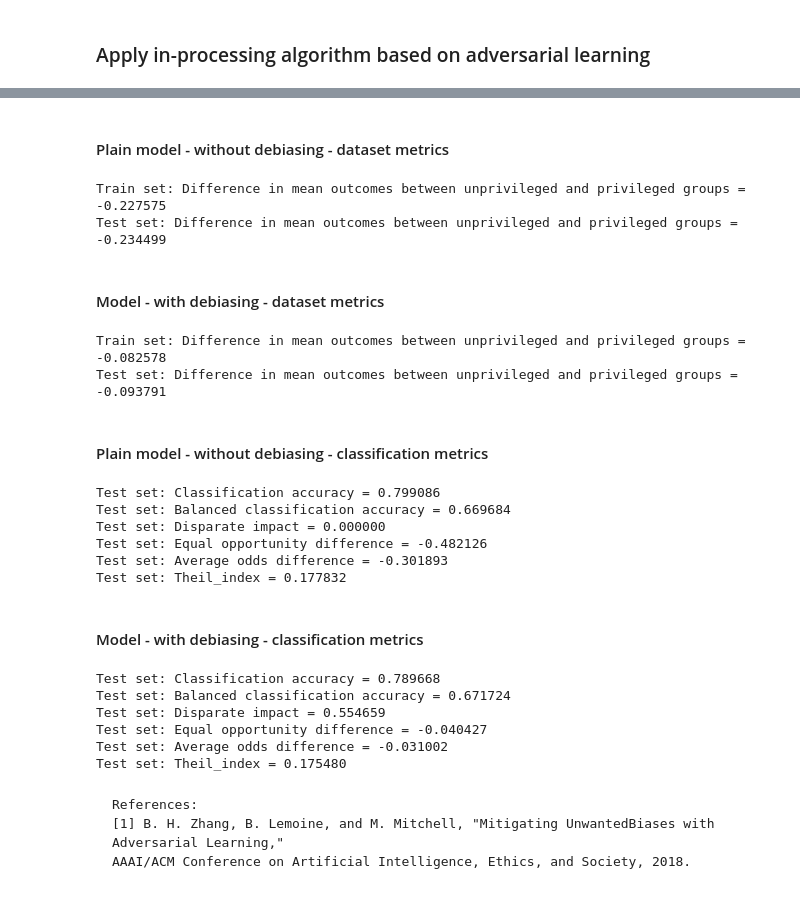
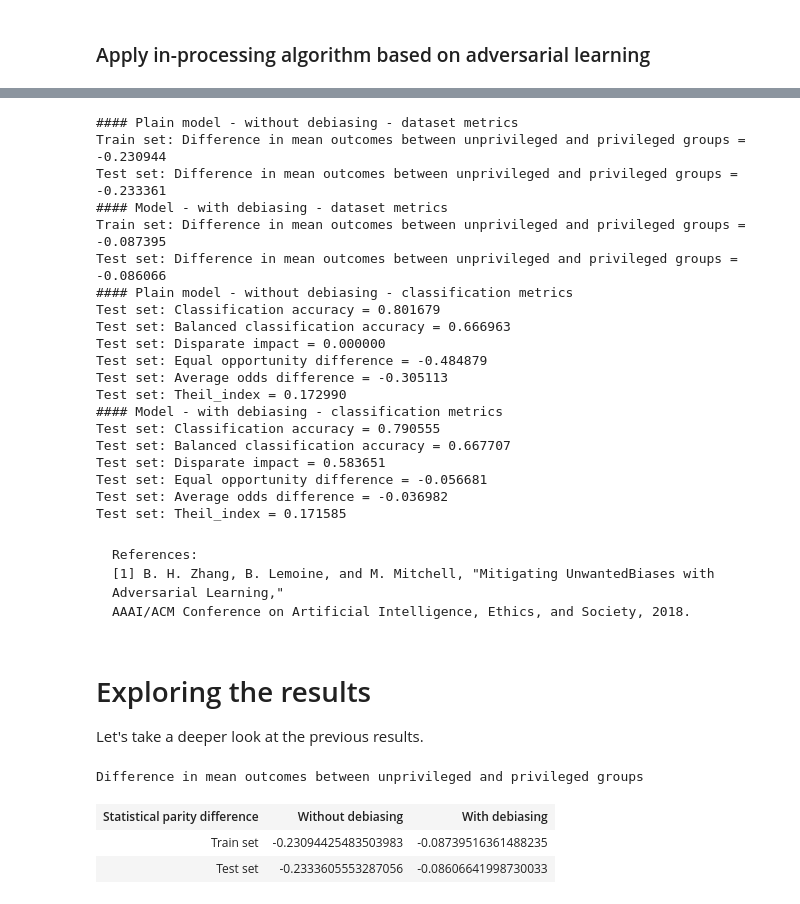
Before and after one commit to josephineHonore/AIF360, a Jupyter notebook: colab_examples/colab_workshop_adversarial_debiasing.ipynb, the cells around one changed output, grey strips where cells are left out. Cells and saved outputs as stored; diff of their text form; code cells hidden in the pictures.

```diff
--- a/colab_examples/colab_workshop_adversarial_debiasing.ipynb
+++ b/colab_examples/colab_workshop_adversarial_debiasing.ipynb
@@ -251,12 +278,14 @@ dataset_debiasing_train = debiased_model.predict(dataset_orig_train)
 dataset_debiasing_test = debiased_model.predict(dataset_orig_test)
 # %%
 # Metrics for the dataset from plain model (without debiasing)
-display(Markdown("#### Plain model - without debiasing - dataset metrics"))
+#display(Markdown("#### Plain model - without debiasing - dataset metrics"))
+printb("#### Plain model - without debiasing - dataset metrics")
 print("Train set: Difference in mean outcomes between unprivileged and privileged groups = %f" % metric_dataset_nodebiasing_train.mean_difference())
 print("Test set: Difference in mean outcomes between unprivileged and privileged groups = %f" % metric_dataset_nodebiasing_test.mean_difference())
 
 # Metrics for the dataset from model with debiasing
-display(Markdown("#### Model - with debiasing - dataset metrics"))
+#display(Markdown("#### Model - with debiasing - dataset metrics"))
+printb("#### Model - with debiasing - dataset metrics")
 metric_dataset_debiasing_train = BinaryLabelDatasetMetric(dataset_debiasing_train,
                                              unprivileged_groups=unprivileged_groups,
                                              privileged_groups=privileged_groups)
@@ -271,7 +300,8 @@ print("Test set: Difference in mean outcomes between unprivileged and privileged
 
 
 
-display(Markdown("#### Plain model - without debiasing - classification metrics"))
+#display(Markdown("#### Plain model - without debiasing - classification metrics"))
+printb("#### Plain model - without debiasing - classification metrics")
 print("Test set: Classification accuracy = %f" % classified_metric_nodebiasing_test.accuracy())
 TPR = classified_metric_nodebiasing_test.true_positive_rate()
 TNR = classified_metric_nodebiasing_test.true_negative_rate()
@@ -284,7 +314,8 @@ print("Test set: Theil_index = %f" % classified_metric_nodebiasing_test.theil_in
 
 
 
-display(Markdown("#### Model - with debiasing - classification metrics"))
+#display(Markdown("#### Model - with debiasing - classification metrics"))
+printb("#### Model - with debiasing - classification metrics")
 classified_metric_debiasing_test = ClassificationMetric(dataset_orig_test,
                                                  dataset_debiasing_test,
                                                  unprivileged_groups=unprivileged_groups,
@@ -299,28 +330,32 @@ print("Test set: Equal opportunity difference = %f" % classified_metric_debiasin
 print("Test set: Average odds difference = %f" % classified_metric_debiasing_test.average_odds_difference())
 print("Test set: Theil_index = %f" % classified_metric_debiasing_test.theil_index())
 # %% [output]
-#### Plain model - without debiasing - dataset metrics
-Train set: Difference in mean outcomes between unprivileged and privileged groups = -0.227575
-Test set: Difference in mean outcomes between unprivileged and privileged groups = -0.234499
+#### Plain model - without debiasing - dataset metrics
+Train set: Difference in mean outcomes between unprivileged and privileged groups = -0.230944
+Test set: Difference in mean outcomes between unprivileged and privileged groups = -0.233361
+#### Model - with debiasing - dataset metrics
+Train set: Difference in mean outcomes between unprivileged and privileged groups = -0.087395
+Test set: Difference in mean outcomes between unprivileged and privileged groups = -0.086066
+#### Plain model - without debiasing - classification metrics
+Test set: Classification accuracy = 0.801679
+Test set: Balanced classification accuracy = 0.666963
+Test set: Disparate impact = 0.000000
+Test set: Equal opportunity difference = -0.484879
+Test set: Average odds difference = -0.305113
+Test set: Theil_index = 0.172990
+#### Model - with debiasing - classification metrics
+Test set: Classification accuracy = 0.790555
+Test set: Balanced classification accuracy = 0.667707
+Test set: Disparate impact = 0.583651
+Test set: Equal opportunity difference = -0.056681
+Test set: Average odds difference = -0.036982
+Test set: Theil_index = 0.171585
-#### Model - with debiasing - dataset metrics
-Train set: Difference in mean outcomes between unprivileged and privileged groups = -0.082578
-Test set: Difference in mean outcomes between unprivileged and privileged groups = -0.093791
-#### Plain model - without debiasing - classification metrics
-Test set: Classification accuracy = 0.799086
-Test set: Balanced classification accuracy = 0.669684
-Test set: Disparate impact = 0.000000
-Test set: Equal opportunity difference = -0.482126
-Test set: Average odds difference = -0.301893
-Test set: Theil_index = 0.177832
-#### Model - with debiasing - classification metrics
-Test set: Classification accuracy = 0.789668
-Test set: Balanced classification accuracy = 0.671724
-Test set: Disparate impact = 0.554659
-Test set: Equal opportunity difference = -0.040427
-Test set: Average odds difference = -0.031002
-Test set: Theil_index = 0.175480
 # %% [markdown]
 
     References:
     [1] B. H. Zhang, B. Lemoine, and M. Mitchell, "Mitigating UnwantedBiases with Adversarial Learning,"
     AAAI/ACM Conference on Artificial Intelligence, Ethics, and Society, 2018.
+# %% [markdown]
+# Exploring the results
+
+Let's take a deeper look at the previous results.
@@ -326,0 +404,12 @@ Test set: Theil_index = 0.175480
+# %%
+table = [["Train set",metric_dataset_nodebiasing_train.mean_difference(),metric_dataset_debiasing_train.mean_difference()],
+         ["Test set",metric_dataset_nodebiasing_test.mean_difference(),metric_dataset_debiasing_test.mean_difference()]]
+headers = ['Statistical parity difference','Without debiasing','With debiasing']
+caption = "Difference in mean outcomes between unprivileged and privileged groups"
+
+print_table(headers,table,caption)
+# %% [output]
+Difference in mean outcomes between unprivileged and privileged groups
+| Statistical parity difference | Without debiasing | With debiasing |
+| Train set | -0.23094425483503983 | -0.08739516361488235 |
+| Test set | -0.2333605553287056 | -0.08606641998730033 |
```
Also changed, not shown: parts of 29 cells of this notebook.
